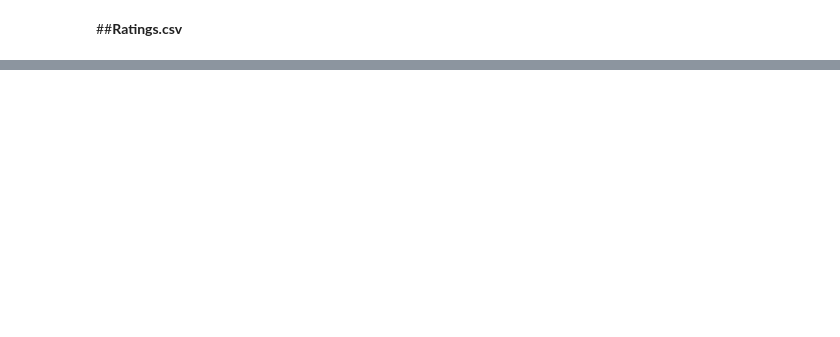
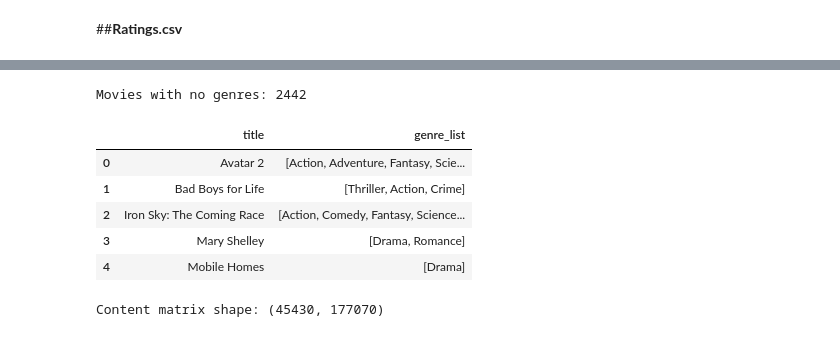
Before and after one commit to Vuyo127/Movie-Recommendation-System, a Jupyter notebook: Movie_Recommendation_Data_Cleaning.ipynb, the cells around one changed output, grey strips where cells are left out. Saved outputs shown, nothing was run; the diff lists cells and outputs as text; code cells hidden in the pictures; blank space fills up the shorter version.

```diff
--- a/Movie_Recommendation_Data_Cleaning.ipynb
+++ b/Movie_Recommendation_Data_Cleaning.ipynb
@@ -629,13 +842,33 @@ from scipy.sparse import hstack
 # %%
 def parse_genres(value):
   try:
     return [g["name"] for g in ast.literal_eval(value)]
   except:
     return []
 cb = movies_clean.reset_index(drop=True).copy()
-cb["genre_list"] = cb["genres"].apply(parse_genres)\
-cb ["genre_text"] = cb["genre_list"].apply(
+cb["genre_list"] = cb["genres"].apply(parse_genres)
+cb["genre_text"] = cb["genre_list"].apply(
     lambda gs: " ".join(g.replace(" ", "") for g in gs)
 )
 print("Movies with no genres:", (cb["genre_list"].str.len() == 0).sum())
 cb[["title", "genre_list"]].head()
+# %% [output]
+Movies with no genres: 2442
+|  | title | genre_list |
+| 0 | Avatar 2 | [Action, Adventure, Fantasy, Scie... |
+| 1 | Bad Boys for Life | [Thriller, Action, Crime] |
+| 2 | Iron Sky: The Coming Race | [Action, Comedy, Fantasy, Science... |
+| 3 | Mary Shelley | [Drama, Romance] |
+| 4 | Mobile Homes | [Drama] |
+# %%
+genre_tfidf = TfidfVectorizer(token_pattern=r"\S+")
+overview_tfidf = TfidfVectorizer(stop_words="english", min_df=2, max_features=20000, sublinear_tf=True)
+genre_matrix = genre_tfidf.fit_transform(cb["overview"])
+overview_matrix = overview_tfidf.fit_transform(cb["overview"])
+W_GENRE, W_OVERVIEW = 1.0, 1.0
+content_matrix = normalize(
+    hstack([W_GENRE * genre_matrix, W_OVERVIEW * overview_matrix]).tocsr()
+)
+print("Content matrix shape:", content_matrix.shape)
+# %% [output]
+Content matrix shape: (45430, 177070)
```
Also changed, not shown: parts of 57 cells of this notebook.
